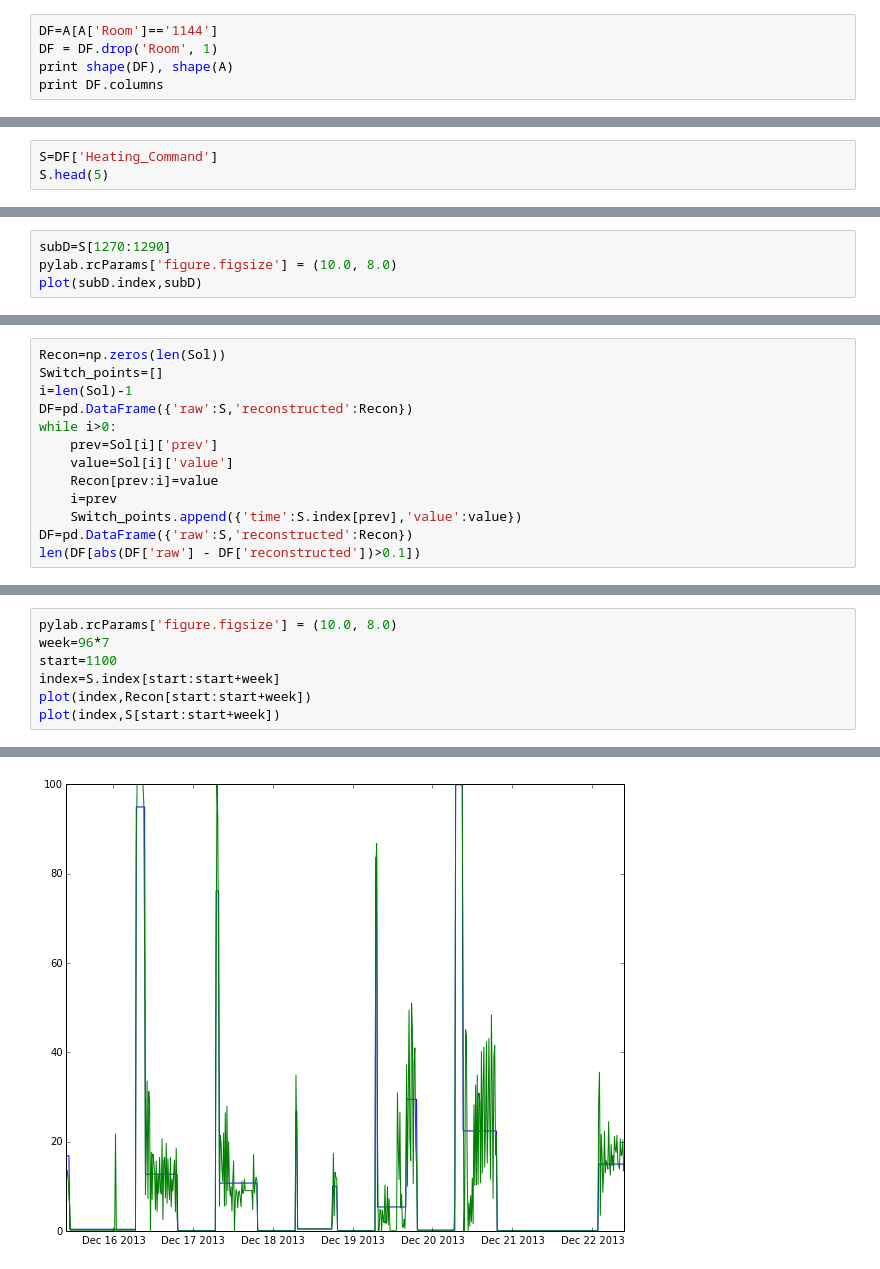
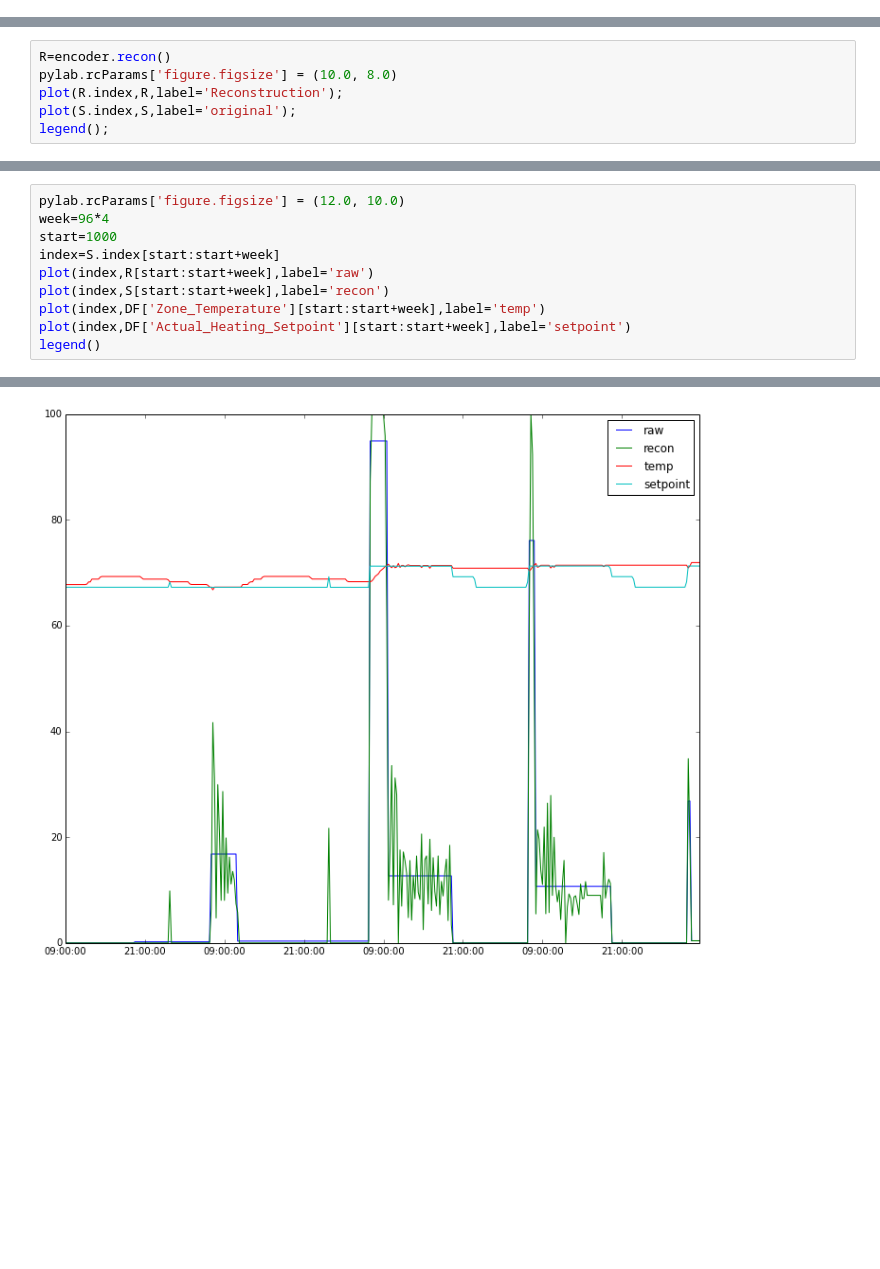
Before and after one commit to yoavfreund/BuildingSensorsCompression, a Jupyter notebook: Encoding Decoding classes.ipynb, the cells around one changed output, grey strips where cells are left out. Cells and saved outputs as stored; diff of their text form; blank space fills up the shorter version.

```diff
--- a/Encoding Decoding classes.ipynb
+++ b/Encoding Decoding classes.ipynb
@@ -39,5 +0,0 @@ A=pickle.load(open('New150days.pkl','r'))
-# %%
-DF=A[A['Room']=='1144']
-DF = DF.drop('Room', 1)
-print shape(DF), shape(A)
-print DF.columns
@@ -47,3 +0,0 @@ Index([u'Actual_Cooling_Setpoint', u'Actual_Heating_Setpoint', u'Actual_Sup_Flow
-# %%
-S=DF['Heating_Command']
-S.head(5)
@@ -62,5 +145,7 @@ True
 # %%
-subD=S[1270:1290]
+R=encoder.recon()
 pylab.rcParams['figure.figsize'] = (10.0, 8.0)
-plot(subD.index,subD)
+plot(R.index,R,label='Reconstruction');
+plot(S.index,S,label='original');
+legend();
 # %% [output]
@@ -100,13 +152,0 @@ range= 100.0
-# %%
-Recon=np.zeros(len(Sol))
-Switch_points=[]
-i=len(Sol)-1
-DF=pd.DataFrame({'raw':S,'reconstructed':Recon})
-while i>0:
-    prev=Sol[i]['prev']
-    value=Sol[i]['value']
-    Recon[prev:i]=value
-    i=prev
-    Switch_points.append({'time':S.index[prev],'value':value})
-DF=pd.DataFrame({'raw':S,'reconstructed':Recon})
-len(DF[abs(DF['raw'] - DF['reconstructed'])>0.1])
@@ -121,8 +153,11 @@ size(Switch_points)
 # %%
-pylab.rcParams['figure.figsize'] = (10.0, 8.0)
-week=96*7
-start=1100
+pylab.rcParams['figure.figsize'] = (12.0, 10.0)
+week=96*4
+start=1000
 index=S.index[start:start+week]
-plot(index,Recon[start:start+week])
-plot(index,S[start:start+week])
+plot(index,R[start:start+week],label='raw')
+plot(index,S[start:start+week],label='recon')
+plot(index,DF['Zone_Temperature'][start:start+week],label='temp')
+plot(index,DF['Actual_Heating_Setpoint'][start:start+week],label='setpoint')
+legend()
 # %% [output]
@@ -130,3 +165,3 @@ plot(index,S[start:start+week])
-[figure, old version]
+[figure, new version]
 # %%
 print ','.join(['%d:%3.1f'%(i,subD[i]) for i in range(len(subD))])
```
Also changed, not shown: parts of 25 cells of this notebook, 1 other file.
